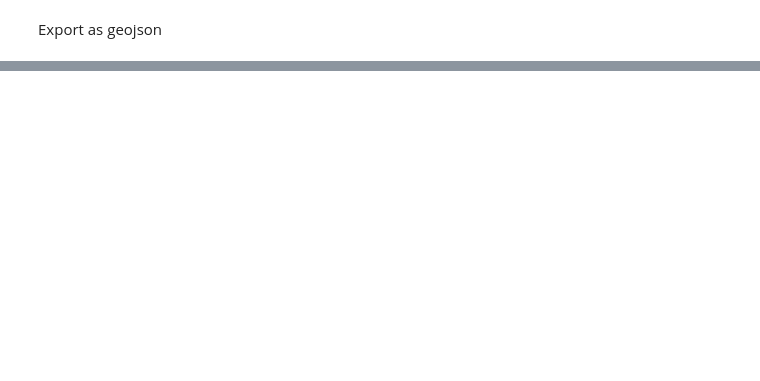
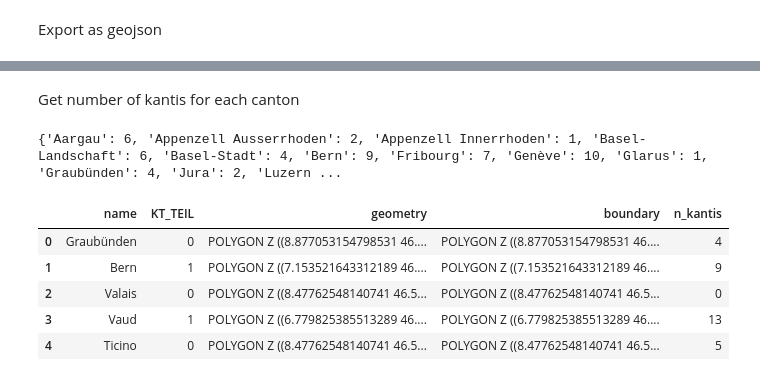
Before and after one commit to SebastianHafner/mapaespanolsuiza, a Jupyter notebook: preprocessing/data_preprocessing.ipynb, the cells around one changed output, grey strips where cells are left out. Cells and saved outputs as stored; diff of their text form; code cells hidden in the pictures; blank space fills up the shorter version.

```diff
--- a/preprocessing/data_preprocessing.ipynb
+++ b/preprocessing/data_preprocessing.ipynb
@@ -695,0 +766,18 @@ gdf_schools.to_file(f'{path_output}map5.geojson', driver='GeoJSON')
+# %%
+
+
+list_names = list(gdf_cantons['name'])
+list_boundaries = list(gdf_cantons['boundary'])
+
+def in_canton(row):
+    point = Point(row['geometry'])
+    for name, boundary in zip(list_names, list_boundaries):
+        if point.within(boundary):
+            return name
+    return 'not found'
+
+gdf_kantis['canton'] = gdf_kantis.apply(in_canton, axis=1)
+
+
+
+gdf_kantis.head()
@@ -695,0 +791,21 @@ gdf_schools.to_file(f'{path_output}map5.geojson', driver='GeoJSON')
+# %% [markdown]
+Get number of kantis for each canton
+# %%
+gdf_kantis['count'] = 1
+dict_n_kantis = gdf_kantis.groupby(['canton']).sum()['count'].to_dict()
+
+print(dict_n_kantis)
+
+def n_kantis(row):
+    return dict_n_kantis.get(row['name'], 0)
+
+gdf_cantons['n_kantis'] = gdf_cantons.apply(n_kantis, axis=1, result_type='expand')
+gdf_cantons.head()
+# %% [output]
+{'Aargau': 6, 'Appenzell Ausserrhoden': 2, 'Appenzell Innerrhoden': 1, 'Basel-Landschaft': 6, 'Basel-Stadt': 4, 'Bern': 9, 'Fribourg': 7, 'Genève': 10, 'Glarus': 1, 'Graubünden': 4, 'Jura': 2, 'Luzern ...
+|  | name | KT_TEIL | geometry | boundary | n_kantis |
+| 0 | Graubünden | 0 | POLYGON Z ((8.877053154798531 46.... | POLYGON Z ((8.877053154798531 46.... | 4 |
+| 1 | Bern | 1 | POLYGON Z ((7.153521643312189 46.... | POLYGON Z ((7.153521643312189 46.... | 9 |
+| 2 | Valais | 0 | POLYGON Z ((8.47762548140741 46.5... | POLYGON Z ((8.47762548140741 46.5... | 0 |
+| 3 | Vaud | 1 | POLYGON Z ((6.779825385513289 46.... | POLYGON Z ((6.779825385513289 46.... | 13 |
+| 4 | Ticino | 0 | POLYGON Z ((8.47762548140741 46.5... | POLYGON Z ((8.47762548140741 46.5... | 5 |
```
Also changed, not shown: parts of 13 cells of this notebook, 2 other files.
